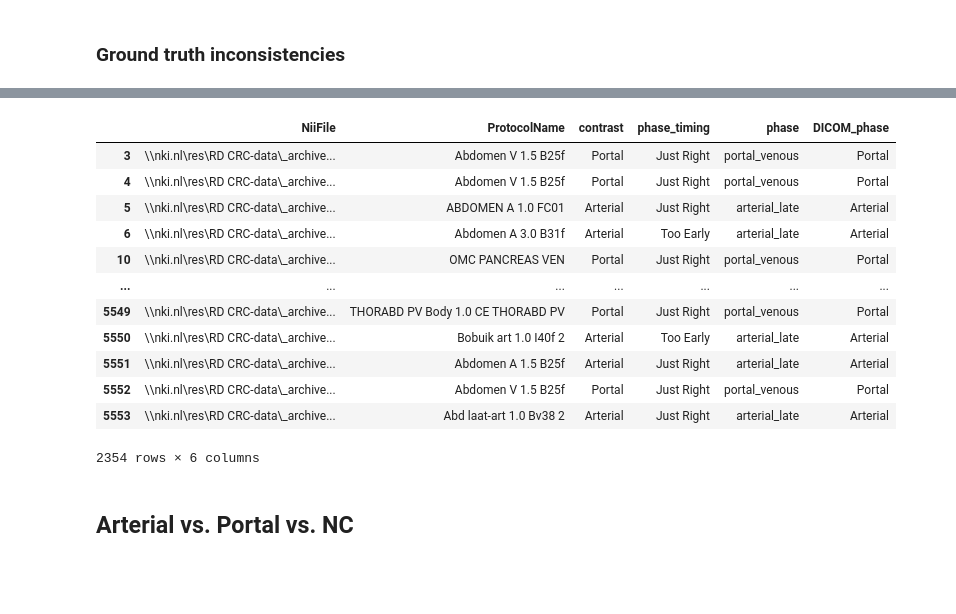
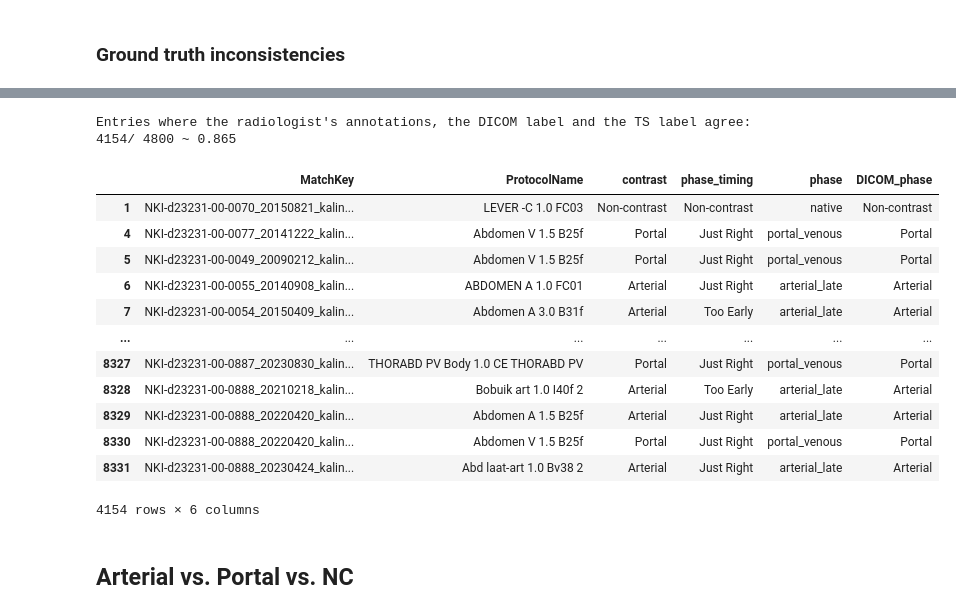
Before and after one commit to ljestaciocerquin/contrast_phase, a Jupyter notebook: TS/TS_results.ipynb, the cells around one changed output, grey strips where cells are left out. Cells and saved outputs as stored; diff of their text form; code cells hidden in the pictures; blank space fills up the shorter version.

```diff
--- a/TS/TS_results.ipynb
+++ b/TS/TS_results.ipynb
@@ -57,7 +57,7 @@ ts_data   # Error processing /mnt/rhea/data_private/IRBd23-231/GEPNETs/ARTINET/N
 # %% [markdown]
 ### Merge
 # %%
-data = pd.read_csv("/projects/net_contrast_classification/contrast_phase/data/cleaned_data_1.csv")
+data = pd.read_csv("/projects/net_contrast_classification/contrast_phase/data/cleaned_data/final_data.csv")
 merged_data = pd.merge(data, ts_data, left_on=["MatchKey"], right_on=["file"], how = 'left', suffixes=('', '_ts'))
 merged_data.info()
 # %% [output]
@@ -219,21 +226,28 @@ Entries where the contrast label != DICOM contrast label differ and DICOM labels
 # %%
-merged_data[(merged_data["DICOM_phase"] == merged_data["TS_contrast"])
-             & (merged_data["contrast"] == merged_data["TS_contrast"])
-            ][["NiiFile", "ProtocolName", "contrast", "phase_timing", "phase", "DICOM_phase"]]
+ts_agreemnent = merged_data[(merged_data["DICOM_phase"] == merged_data["TS_contrast"])
+                            & (merged_data["contrast"] == merged_data["TS_contrast"])
+                            ][["MatchKey","ProtocolName", "contrast", "phase_timing", "phase", "DICOM_phase"]]
+
+
+print(f"Entries where the radiologist's annotations, the DICOM label and the TS label agree: {len(ts_agreemnent)}/ {len(dicom_labels)} ~ {round(len(ts_agreemnent)/len(dicom_labels), 3)}")
+
+
+ts_agreemnent
 # %% [output]
+Entries where the radiologist's annotations, the DICOM label and the TS label agree: 4154/ 4800 ~ 0.865
-|  | NiiFile | ProtocolName | contrast | phase_timing | phase | DICOM_phase |
-| 3 | \\nki.nl\res\RD CRC-data\_archive... | Abdomen V 1.5 B25f | Portal | Just Right | portal_venous | Portal |
-| 4 | \\nki.nl\res\RD CRC-data\_archive... | Abdomen V 1.5 B25f | Portal | Just Right | portal_venous | Portal |
-| 5 | \\nki.nl\res\RD CRC-data\_archive... | ABDOMEN A 1.0 FC01 | Arterial | Just Right | arterial_late | Arterial |
-| 6 | \\nki.nl\res\RD CRC-data\_archive... | Abdomen A 3.0 B31f | Arterial | Too Early | arterial_late | Arterial |
-| 10 | \\nki.nl\res\RD CRC-data\_archive... | OMC PANCREAS VEN | Portal | Just Right | portal_venous | Portal |
+|  | MatchKey | ProtocolName | contrast | phase_timing | phase | DICOM_phase |
+| 1 | NKI-d23231-00-0070_20150821_kalin... | LEVER -C 1.0 FC03 | Non-contrast | Non-contrast | native | Non-contrast |
+| 4 | NKI-d23231-00-0077_20141222_kalin... | Abdomen V 1.5 B25f | Portal | Just Right | portal_venous | Portal |
+| 5 | NKI-d23231-00-0049_20090212_kalin... | Abdomen V 1.5 B25f | Portal | Just Right | portal_venous | Portal |
+| 6 | NKI-d23231-00-0055_20140908_kalin... | ABDOMEN A 1.0 FC01 | Arterial | Just Right | arterial_late | Arterial |
+| 7 | NKI-d23231-00-0054_20150409_kalin... | Abdomen A 3.0 B31f | Arterial | Too Early | arterial_late | Arterial |
 | ... | ... | ... | ... | ... | ... | ... |
-| 5549 | \\nki.nl\res\RD CRC-data\_archive... | THORABD PV Body 1.0 CE THORABD PV | Portal | Just Right | portal_venous | Portal |
-| 5550 | \\nki.nl\res\RD CRC-data\_archive... | Bobuik art 1.0 I40f 2 | Arterial | Too Early | arterial_late | Arterial |
-| 5551 | \\nki.nl\res\RD CRC-data\_archive... | Abdomen A 1.5 B25f | Arterial | Just Right | arterial_late | Arterial |
-| 5552 | \\nki.nl\res\RD CRC-data\_archive... | Abdomen V 1.5 B25f | Portal | Just Right | portal_venous | Portal |
-| 5553 | \\nki.nl\res\RD CRC-data\_archive... | Abd laat-art 1.0 Bv38 2 | Arterial | Just Right | arterial_late | Arterial |
+| 8327 | NKI-d23231-00-0887_20230830_kalin... | THORABD PV Body 1.0 CE THORABD PV | Portal | Just Right | portal_venous | Portal |
+| 8328 | NKI-d23231-00-0888_20210218_kalin... | Bobuik art 1.0 I40f 2 | Arterial | Too Early | arterial_late | Arterial |
+| 8329 | NKI-d23231-00-0888_20220420_kalin... | Abdomen A 1.5 B25f | Arterial | Just Right | arterial_late | Arterial |
+| 8330 | NKI-d23231-00-0888_20220420_kalin... | Abdomen V 1.5 B25f | Portal | Just Right | portal_venous | Portal |
+| 8331 | NKI-d23231-00-0888_20230424_kalin... | Abd laat-art 1.0 Bv38 2 | Arterial | Just Right | arterial_late | Arterial |
-2354 rows × 6 columns
+4154 rows × 6 columns
 # %% [markdown]
 ## Arterial vs. Portal vs. NC
 # %%
```
Also changed, not shown: parts of 46 cells of this notebook, 1 other file.
